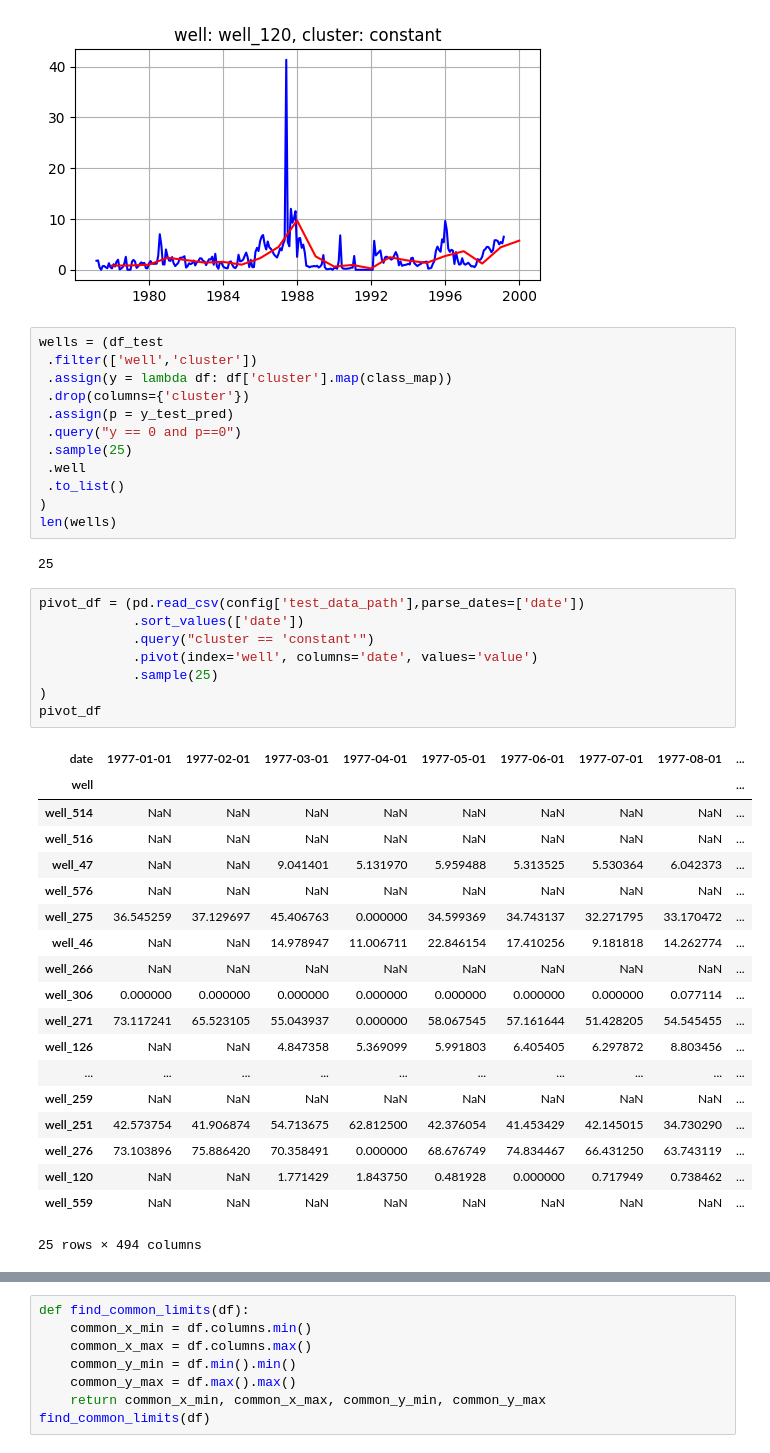
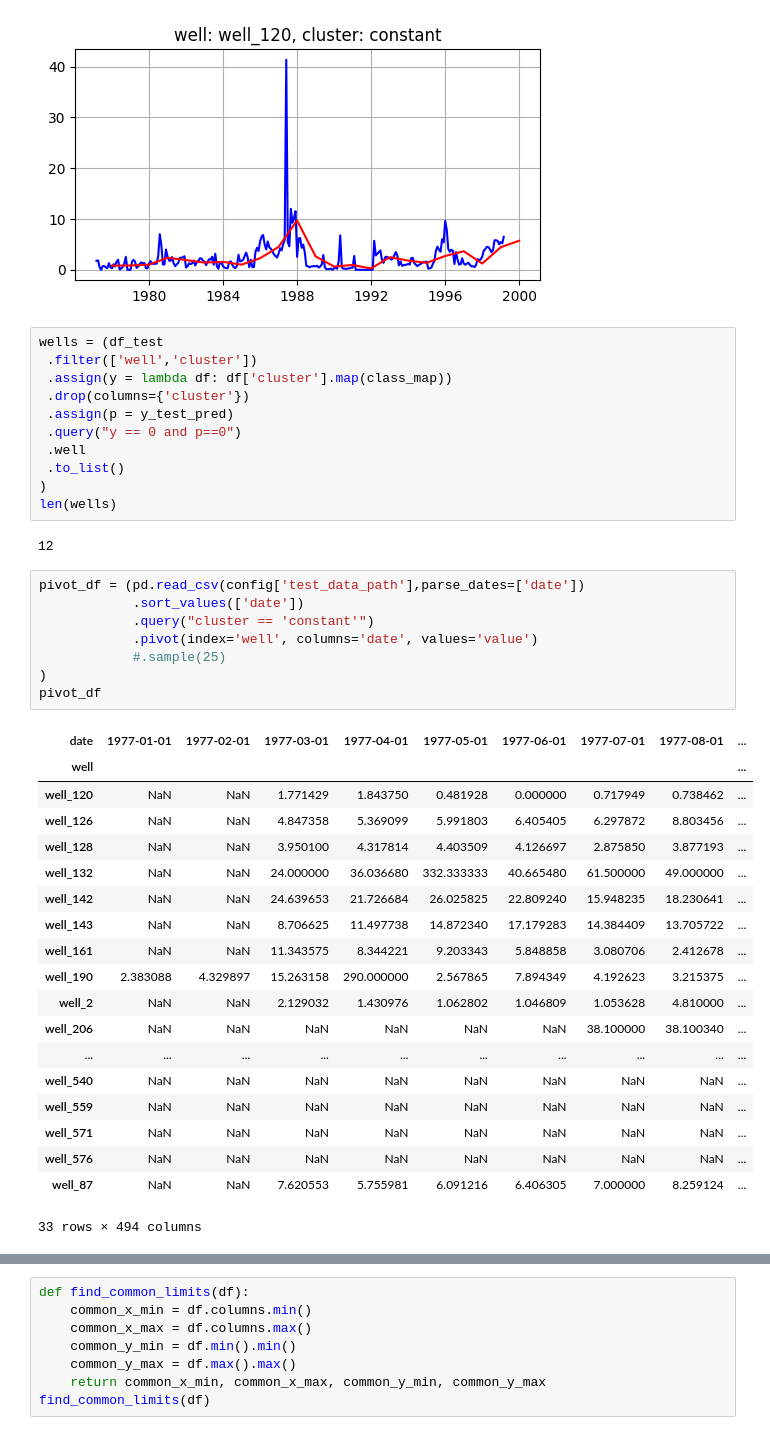
Before and after one commit to x110/oil-well-cluster-predictor, a Jupyter notebook: notebooks/error-analysis.ipynb, the cells around one changed output, grey strips where cells are left out. Drawn from its saved outputs; the diff is of its cells as text.

```diff
--- a/notebooks/error-analysis.ipynb
+++ b/notebooks/error-analysis.ipynb
@@ -149,39 +155,38 @@ wells = (df_test
  .drop(columns={'cluster'})
  .assign(p = y_test_pred)
  .query("y == 0 and p==0")
- .sample(25)
  .well
  .to_list()
 )
 len(wells)
 # %% [output]
-25
+12
 # %%
 pivot_df = (pd.read_csv(config['test_data_path'],parse_dates=['date'])
             .sort_values(['date'])
             .query("cluster == 'constant'")
             .pivot(index='well', columns='date', values='value')
-            .sample(25)
+            #.sample(25)
 )
 pivot_df
 # %% [output]
 | date | 1977-01-01 | 1977-02-01 | 1977-03-01 | 1977-04-01 | 1977-05-01 | 1977-06-01 | 1977-07-01 | 1977-08-01 | ... |
 | well |  |  |  |  |  |  |  |  | ... |
-| well_514 | NaN | NaN | NaN | NaN | NaN | NaN | NaN | NaN | ... |
-| well_516 | NaN | NaN | NaN | NaN | NaN | NaN | NaN | NaN | ... |
-| well_47 | NaN | NaN | 9.041401 | 5.131970 | 5.959488 | 5.313525 | 5.530364 | 6.042373 | ... |
+| well_120 | NaN | NaN | 1.771429 | 1.843750 | 0.481928 | 0.000000 | 0.717949 | 0.738462 | ... |
+| well_126 | NaN | NaN | 4.847358 | 5.369099 | 5.991803 | 6.405405 | 6.297872 | 8.803456 | ... |
+| well_128 | NaN | NaN | 3.950100 | 4.317814 | 4.403509 | 4.126697 | 2.875850 | 3.877193 | ... |
+| well_132 | NaN | NaN | 24.000000 | 36.036680 | 332.333333 | 40.665480 | 61.500000 | 49.000000 | ... |
+| well_142 | NaN | NaN | 24.639653 | 21.726684 | 26.025825 | 22.809240 | 15.948235 | 18.230641 | ... |
+| well_143 | NaN | NaN | 8.706625 | 11.497738 | 14.872340 | 17.179283 | 14.384409 | 13.705722 | ... |
+| well_161 | NaN | NaN | 11.343575 | 8.344221 | 9.203343 | 5.848858 | 3.080706 | 2.412678 | ... |
+| well_190 | 2.383088 | 4.329897 | 15.263158 | 290.000000 | 2.567865 | 7.894349 | 4.192623 | 3.215375 | ... |
+| well_2 | NaN | NaN | 2.129032 | 1.430976 | 1.062802 | 1.046809 | 1.053628 | 4.810000 | ... |
+| well_206 | NaN | NaN | NaN | NaN | NaN | NaN | 38.100000 | 38.100340 | ... |
+| ... | ... | ... | ... | ... | ... | ... | ... | ... | ... |
+| well_540 | NaN | NaN | NaN | NaN | NaN | NaN | NaN | NaN | ... |
+| well_559 | NaN | NaN | NaN | NaN | NaN | NaN | NaN | NaN | ... |
+| well_571 | NaN | NaN | NaN | NaN | NaN | NaN | NaN | NaN | ... |
 | well_576 | NaN | NaN | NaN | NaN | NaN | NaN | NaN | NaN | ... |
-| well_275 | 36.545259 | 37.129697 | 45.406763 | 0.000000 | 34.599369 | 34.743137 | 32.271795 | 33.170472 | ... |
-| well_46 | NaN | NaN | 14.978947 | 11.006711 | 22.846154 | 17.410256 | 9.181818 | 14.262774 | ... |
-| well_266 | NaN | NaN | NaN | NaN | NaN | NaN | NaN | NaN | ... |
-| well_306 | 0.000000 | 0.000000 | 0.000000 | 0.000000 | 0.000000 | 0.000000 | 0.000000 | 0.077114 | ... |
-| well_271 | 73.117241 | 65.523105 | 55.043937 | 0.000000 | 58.067545 | 57.161644 | 51.428205 | 54.545455 | ... |
-| well_126 | NaN | NaN | 4.847358 | 5.369099 | 5.991803 | 6.405405 | 6.297872 | 8.803456 | ... |
-| ... | ... | ... | ... | ... | ... | ... | ... | ... | ... |
-| well_259 | NaN | NaN | NaN | NaN | NaN | NaN | NaN | NaN | ... |
-| well_251 | 42.573754 | 41.906874 | 54.713675 | 62.812500 | 42.376054 | 41.453429 | 42.145015 | 34.730290 | ... |
-| well_276 | 73.103896 | 75.886420 | 70.358491 | 0.000000 | 68.676749 | 74.834467 | 66.431250 | 63.743119 | ... |
-| well_120 | NaN | NaN | 1.771429 | 1.843750 | 0.481928 | 0.000000 | 0.717949 | 0.738462 | ... |
-| well_559 | NaN | NaN | NaN | NaN | NaN | NaN | NaN | NaN | ... |
+| well_87 | NaN | NaN | 7.620553 | 5.755981 | 6.091216 | 6.406305 | 7.000000 | 8.259124 | ... |
-25 rows × 494 columns
+33 rows × 494 columns
 # %%
```
Also changed, not shown: parts of 7 cells of this notebook.
